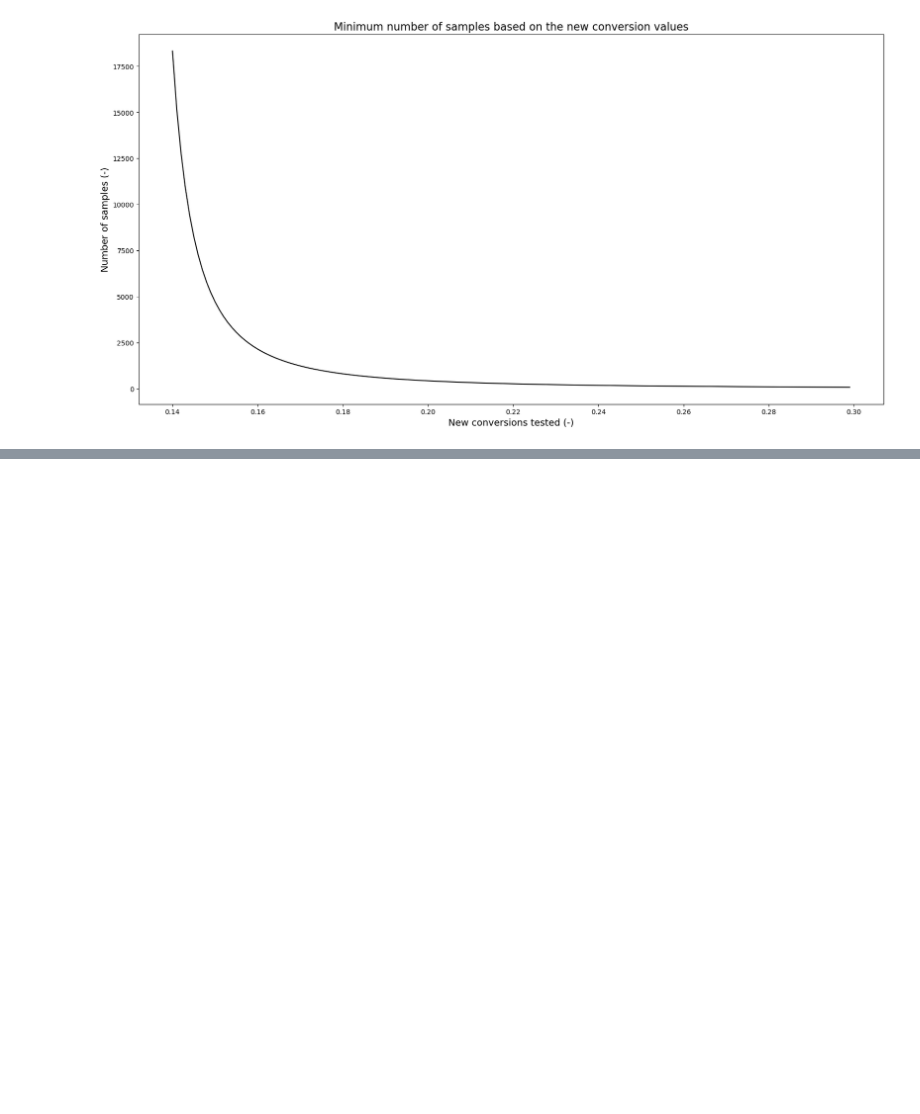
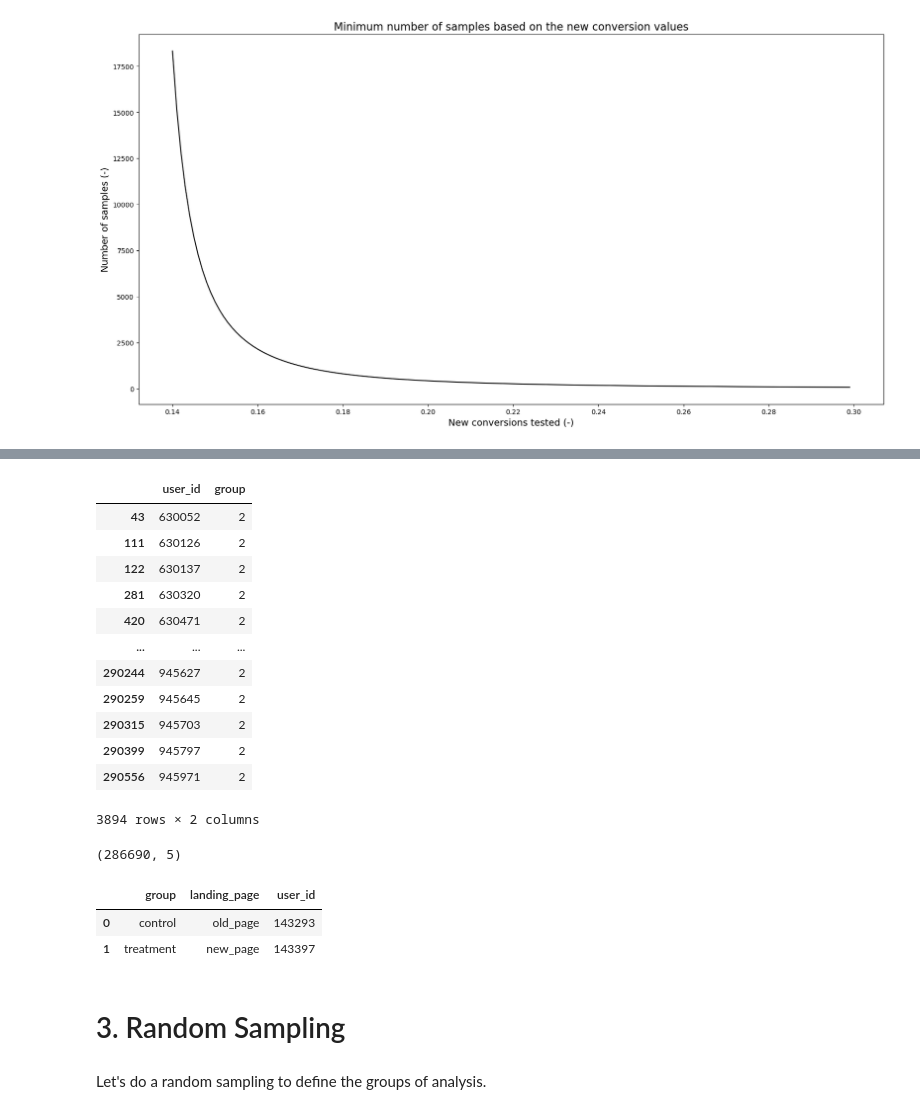
Before and after one commit to lucasquemelli/a-b_testing, a Jupyter notebook: ab_testing.ipynb, the cells around one changed output, grey strips where cells are left out. Cells and saved outputs as stored; diff of their text form; code cells hidden in the pictures; blank space fills up the shorter version.

```diff
--- a/ab_testing.ipynb
+++ b/ab_testing.ipynb
@@ -437,0 +440,2 @@ Lower new conversion values result in lower conversion values differences. For l
+# %%
+df2 = data.copy()
@@ -437,0 +493,2 @@ Lower new conversion values result in lower conversion values differences. For l
+# %%
+df2["timestamp"] = pd.to_datetime(df2["timestamp"])
@@ -437,0 +557,16 @@ Lower new conversion values result in lower conversion values differences. For l
+# %%
+df2[["user_id", "group"]].groupby("user_id").count().reset_index().query("group > 1")
+# %% [output]
+|  | user_id | group |
+| 43 | 630052 | 2 |
+| 111 | 630126 | 2 |
+| 122 | 630137 | 2 |
+| 281 | 630320 | 2 |
+| 420 | 630471 | 2 |
+| ... | ... | ... |
+| 290244 | 945627 | 2 |
+| 290259 | 945645 | 2 |
+| 290315 | 945703 | 2 |
+| 290399 | 945797 | 2 |
+| 290556 | 945971 | 2 |
+3894 rows × 2 columns
@@ -437,0 +579,14 @@ Lower new conversion values result in lower conversion values differences. For l
+# %%
+df2.shape
+# %% [output]
+(286690, 5)
+# %%
+df2[["user_id", "group", "landing_page"]].groupby(["group", "landing_page"]).count().reset_index()
+# %% [output]
+|  | group | landing_page | user_id |
+| 0 | control | old_page | 143293 |
+| 1 | treatment | new_page | 143397 |
+# %% [markdown]
+# 3. Random Sampling
+# %% [markdown]
+Let's do a random sampling to define the groups of analysis.
```
Also changed, not shown: parts of 51 cells of this notebook.
